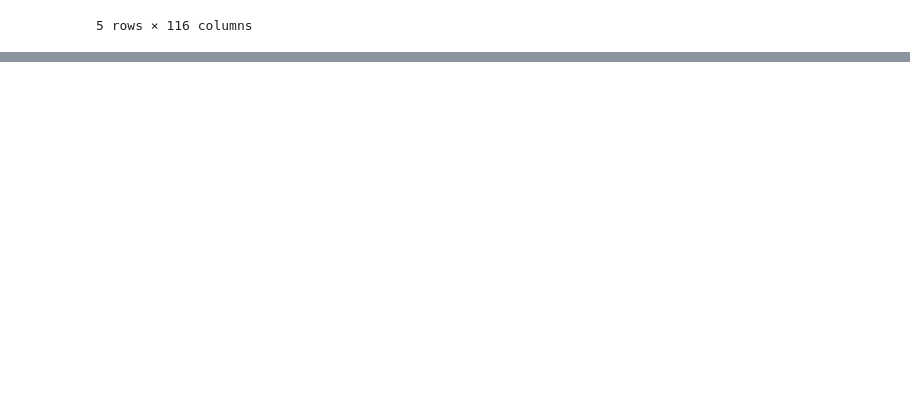
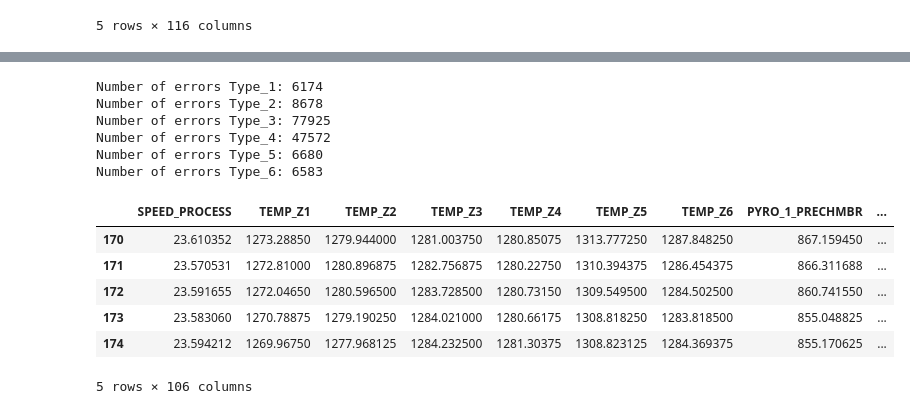
Before and after one commit to MattiaCampanella1993/ML_Fieldwork, a Jupyter notebook: code_fieldwork.ipynb, the cells around one changed output, grey strips where cells are left out. Drawn from its saved outputs; the diff is of its cells as text; code cells hidden in the pictures; blank space fills up the shorter version.

```diff
--- a/code_fieldwork.ipynb
+++ b/code_fieldwork.ipynb
@@ -215,0 +247,25 @@ merged_df.head()
+# %%
+print(f"Number of errors Type_1: {dropped_df['DIF_TIPO_1'].value_counts().get(1, 0)}")
+print(f"Number of errors Type_2: {dropped_df['DIF_TIPO_2'].value_counts().get(1, 0)}")
+print(f"Number of errors Type_3: {dropped_df['DIF_TIPO_3'].value_counts().get(1, 0)}")
+print(f"Number of errors Type_4: {dropped_df['DIF_TIPO_4'].value_counts().get(1, 0)}")
+print(f"Number of errors Type_5: {dropped_df['DIF_TIPO_5'].value_counts().get(1, 0)}")
+print(f"Number of errors Type_6: {dropped_df['DIF_TIPO_6'].value_counts().get(1, 0)}")
+# %% [output]
+Number of errors Type_1: 6174
+Number of errors Type_2: 8678
+Number of errors Type_3: 77925
+Number of errors Type_4: 47572
+Number of errors Type_5: 6680
+Number of errors Type_6: 6583
+# %%
+X=dropped_df.loc[:, 'SPEED_PROCESS':'FILL_BENDING_NEG']
+X.head()
+# %% [output]
+|  | SPEED_PROCESS | TEMP_Z1 | TEMP_Z2 | TEMP_Z3 | TEMP_Z4 | TEMP_Z5 | TEMP_Z6 | PYRO_1_PRECHMBR | ... |
+| 170 | 23.610352 | 1273.28850 | 1279.944000 | 1281.003750 | 1280.85075 | 1313.777250 | 1287.848250 | 867.159450 | ... |
+| 171 | 23.570531 | 1272.81000 | 1280.896875 | 1282.756875 | 1280.22750 | 1310.394375 | 1286.454375 | 866.311688 | ... |
+| 172 | 23.591655 | 1272.04650 | 1280.596500 | 1283.728500 | 1280.73150 | 1309.549500 | 1284.502500 | 860.741550 | ... |
+| 173 | 23.583060 | 1270.78875 | 1279.190250 | 1284.021000 | 1280.66175 | 1308.818250 | 1283.818500 | 855.048825 | ... |
+| 174 | 23.594212 | 1269.96750 | 1277.968125 | 1284.232500 | 1281.30375 | 1308.823125 | 1284.369375 | 855.170625 | ... |
+5 rows × 106 columns
```
Also changed, not shown: parts of 28 cells of this notebook.
